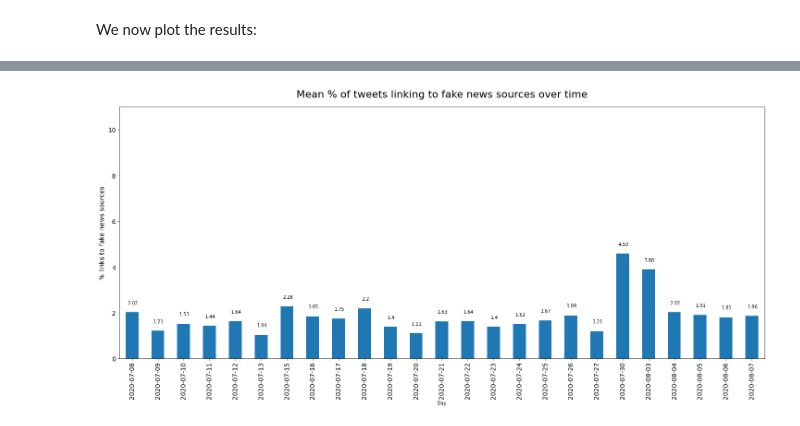
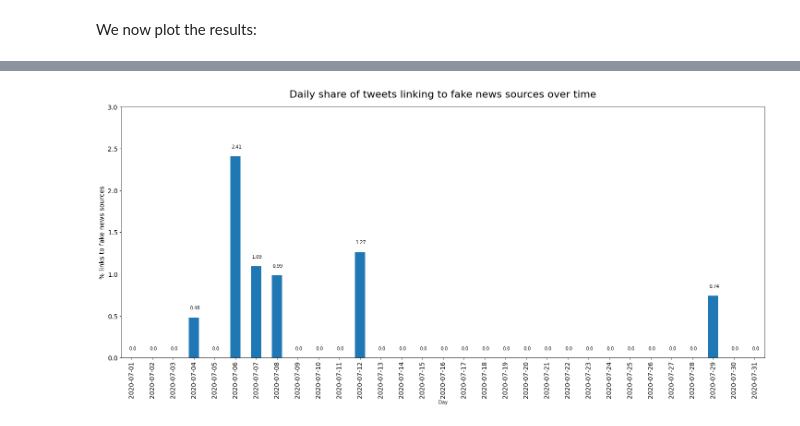
Before and after one commit to worldbank/TwitterEconomicMonitoring, a Jupyter notebook: notebooks/5-misinformation-analysis.ipynb, the cells around one changed output, grey strips where cells are left out. Drawn from its saved outputs; the diff is of its cells as text; code cells hidden in the pictures.

```diff
--- a/notebooks/5-misinformation-analysis.ipynb
+++ b/notebooks/5-misinformation-analysis.ipynb
@@ -118,6 +131,7 @@ df['clean_text'].head()
 df['urls'] = get_string_from_entities(df)
 # Mark tweets to to see who contains any fakes
 df['fake_news'] = if_fake_url(df)
+df.set_index('created_at', inplace=True)
 # %% [markdown]
 ### Compute share of fake news links
 We first filter all tweets that don't contain any URLs.
@@ -222,0 +248,6 @@ We now look at the daily share of tweets linking to fake news sources. **[Run ce
+# %%
+mean_daily_fake = pd.DataFrame(only_url['fake_news'].resample('D').mean()['2020-07-01':'2020-07-31'] * 100)
+mean_daily_fake.columns = ['daily_fake_news_tweets_mean']
+mean_daily_fake.index = [ind[:10] for ind in mean_daily_fake.index.map(str)]
+mean_daily_fake = mean_daily_fake.dropna()
+mean_daily_fake.head()
@@ -223,6 +261,6 @@ We now look at the daily share of tweets linking to fake news sources. **[Run ce
 # %%
 bar_plot_and_save(df=mean_daily_fake, ylabel='% links to fake news sources',
                   xlabel='Day',title='Daily share of tweets linking to fake news sources over time',
-                  ylim=[0, 11], legend=False)
+                  ylim=[0, 3], legend=False)
 # %% [output]
-[figure, old version]
+[figure, new version]
```
Also changed, not shown: parts of 20 cells of this notebook, 4 other files.
